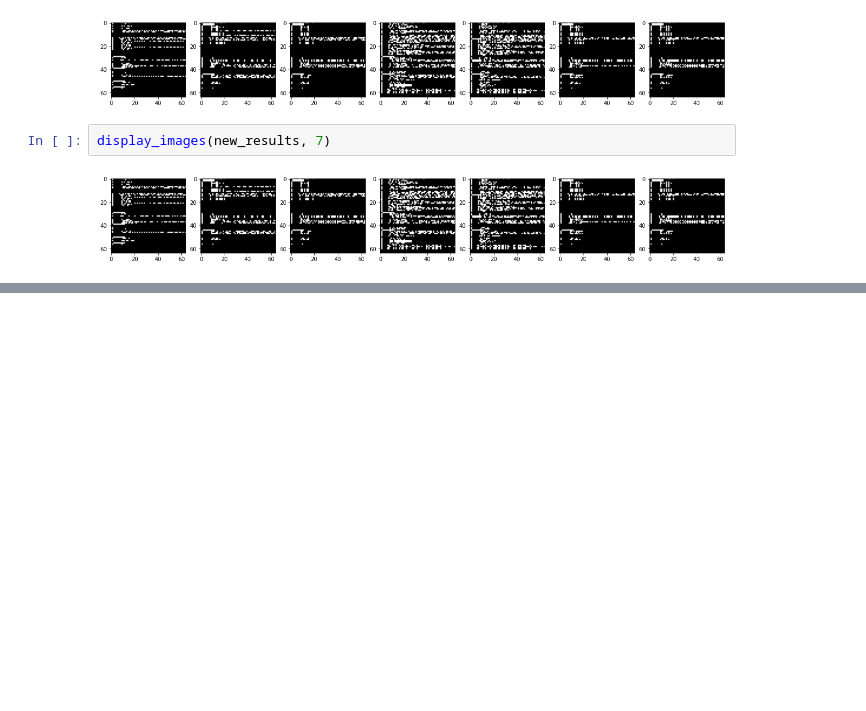
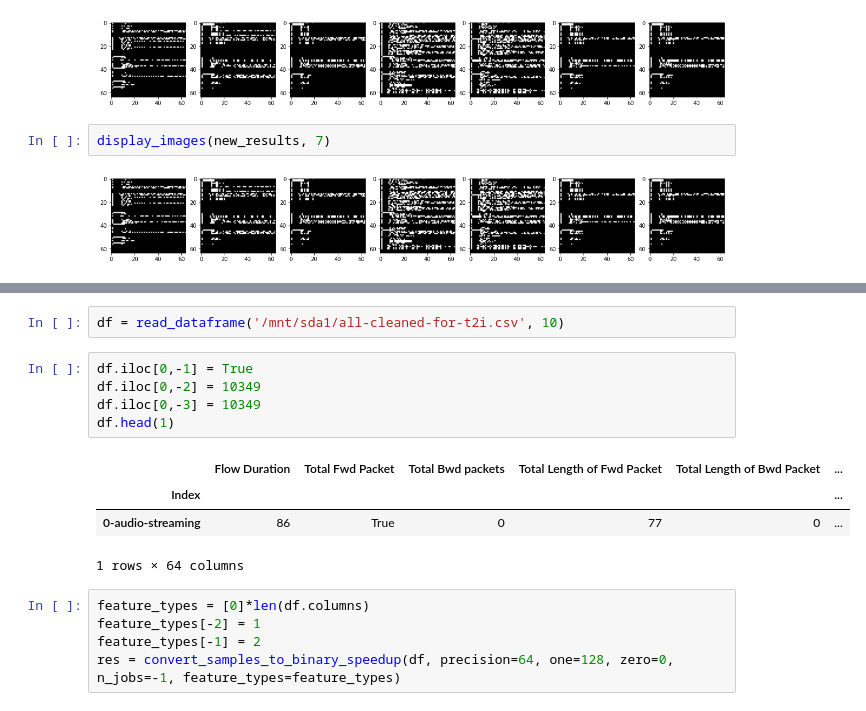
Before and after one commit to Colorado-Mesa-University-Cybersecurity/BinaryImageTransformation, a Jupyter notebook: algorithms/algorithm_speedup/evaluation.ipynb, the cells around one changed output, grey strips where cells are left out. Cells and saved outputs as stored; diff of their text form; blank space fills up the shorter version.

```diff
--- a/algorithms/algorithm_speedup/evaluation.ipynb
+++ b/algorithms/algorithm_speedup/evaluation.ipynb
@@ -92,0 +159,17 @@ display_images(new_results, 7)
+# %%
+df = read_dataframe('/mnt/sda1/all-cleaned-for-t2i.csv', 10)
+# %%
+df.iloc[0,-1] = True
+df.iloc[0,-2] = 10349
+df.iloc[0,-3] = 10349
+df.head(1)
+# %% [output]
+|  | Flow Duration | Total Fwd Packet | Total Bwd packets | Total Length of Fwd Packet | Total Length of Bwd Packet | ... |
+| Index |  |  |  |  |  | ... |
+| 0-audio-streaming | 86 | True | 0 | 77 | 0 | ... |
+1 rows × 64 columns
+# %%
+feature_types = [0]*len(df.columns)
+feature_types[-2] = 1
+feature_types[-1] = 2
+res = convert_samples_to_binary_speedup(df, precision=64, one=128, zero=0, n_jobs=-1, feature_types=feature_types)
```
Also changed, not shown: parts of 7 cells of this notebook, 2 other files.
